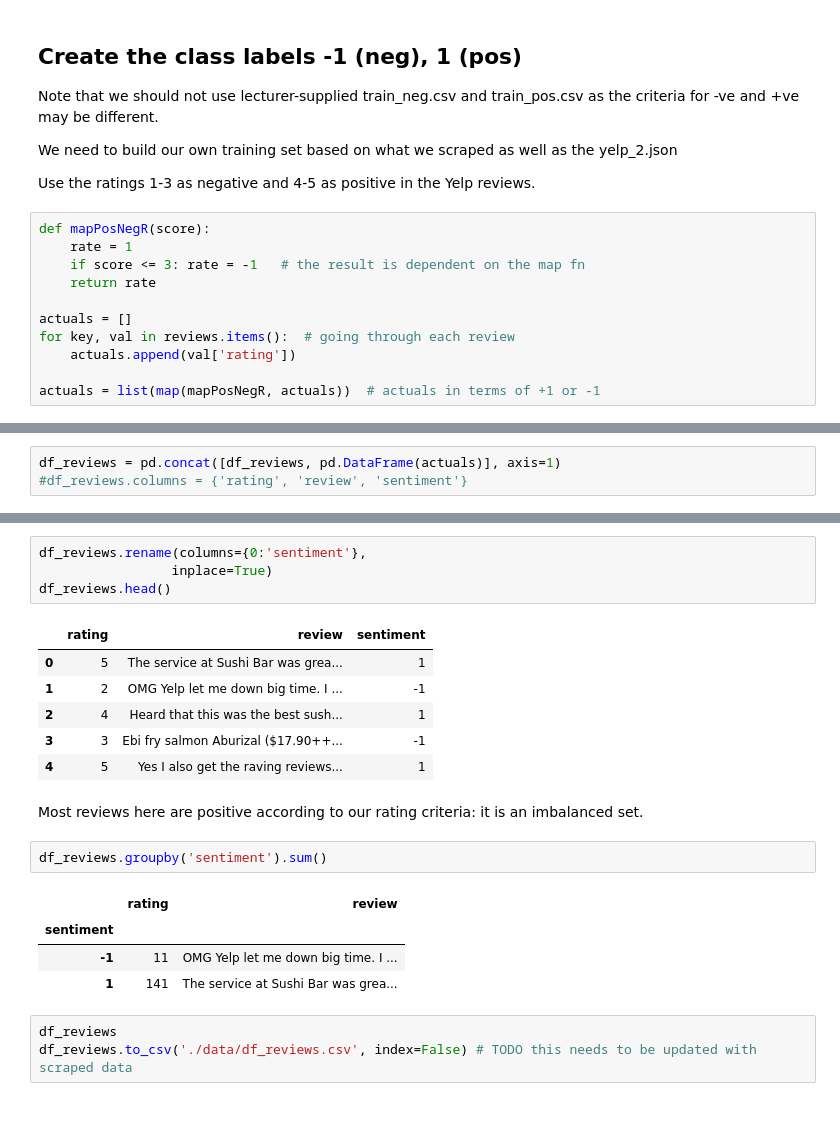
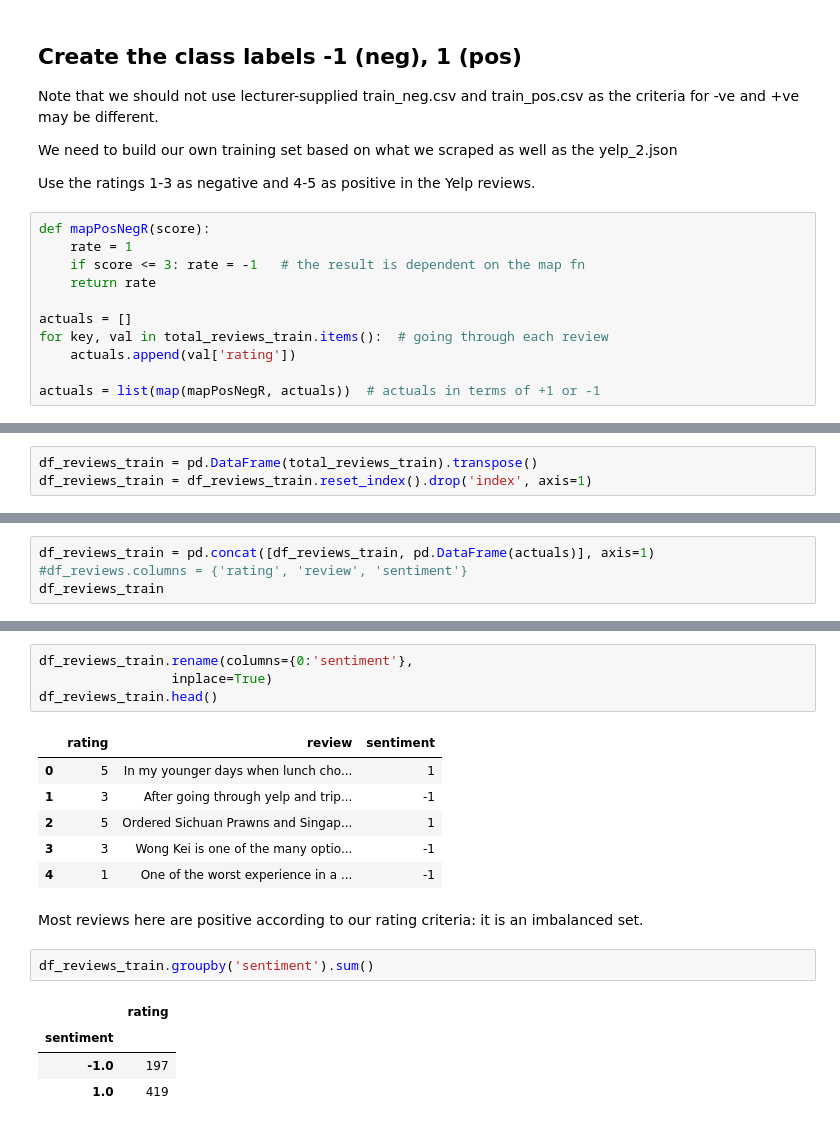
Before and after one commit to lppier/Sentiment_Mining_on_Yelp_Reviews, a Jupyter notebook: data_preparation.ipynb, the cells around one changed output, grey strips where cells are left out. Cells and saved outputs as stored; diff of their text form.

Commit message:
collation of train and test done

```diff
--- a/data_preparation.ipynb
+++ b/data_preparation.ipynb
@@ -147,7 +163,7 @@ def mapPosNegR(score):
     return rate
 
 actuals = []
-for key, val in reviews.items():  # going through each review
+for key, val in total_reviews_train.items():  # going through each review
     actuals.append(val['rating'])
 
 actuals = list(map(mapPosNegR, actuals))  # actuals in terms of +1 or -1
@@ -155,0 +170,3 @@ df_reviews = pd.DataFrame(reviews).transpose()
+# %%
+df_reviews_train = pd.DataFrame(total_reviews_train).transpose()
+df_reviews_train = df_reviews_train.reset_index().drop('index', axis=1)
@@ -156,3 +175,4 @@ df_reviews = pd.DataFrame(reviews).transpose()
 # %%
-df_reviews = pd.concat([df_reviews, pd.DataFrame(actuals)], axis=1)
+df_reviews_train = pd.concat([df_reviews_train, pd.DataFrame(actuals)], axis=1)
 #df_reviews.columns = {'rating', 'review', 'sentiment'}
+df_reviews_train
@@ -159,23 +198,20 @@ df_reviews = pd.concat([df_reviews, pd.DataFrame(actuals)], axis=1)
 # %%
-df_reviews.rename(columns={0:'sentiment'},
+df_reviews_train.rename(columns={0:'sentiment'},
                  inplace=True)
-df_reviews.head()
+df_reviews_train.head()
 # %% [output]
 |  | rating | review | sentiment |
-| 0 | 5 | The service at Sushi Bar was grea... | 1 |
-| 1 | 2 | OMG Yelp let me down big time. I ... | -1 |
-| 2 | 4 | Heard that this was the best sush... | 1 |
-| 3 | 3 | Ebi fry salmon Aburizal ($17.90++... | -1 |
-| 4 | 5 | Yes I also get the raving reviews... | 1 |
+| 0 | 5 | In my younger days when lunch cho... | 1 |
+| 1 | 3 | After going through yelp and trip... | -1 |
+| 2 | 5 | Ordered Sichuan Prawns and Singap... | 1 |
+| 3 | 3 | Wong Kei is one of the many optio... | -1 |
+| 4 | 1 | One of the worst experience in a ... | -1 |
 # %% [markdown]
 Most reviews here are positive according to our rating criteria: it is an imbalanced set.
 # %%
-df_reviews.groupby('sentiment').sum()
+df_reviews_train.groupby('sentiment').sum()
 # %% [output]
-|  | rating | review |
-| sentiment |  |  |
-| -1 | 11 | OMG Yelp let me down big time. I ... |
-| 1 | 141 | The service at Sushi Bar was grea... |
+|  | rating |
+| sentiment |  |
+| -1.0 | 197 |
+| 1.0 | 419 |
-# %%
-df_reviews
-df_reviews.to_csv('./data/df_reviews.csv', index=False) # TODO this needs to be updated with scraped data
```
Also changed, not shown: parts of 9 cells of this notebook.
